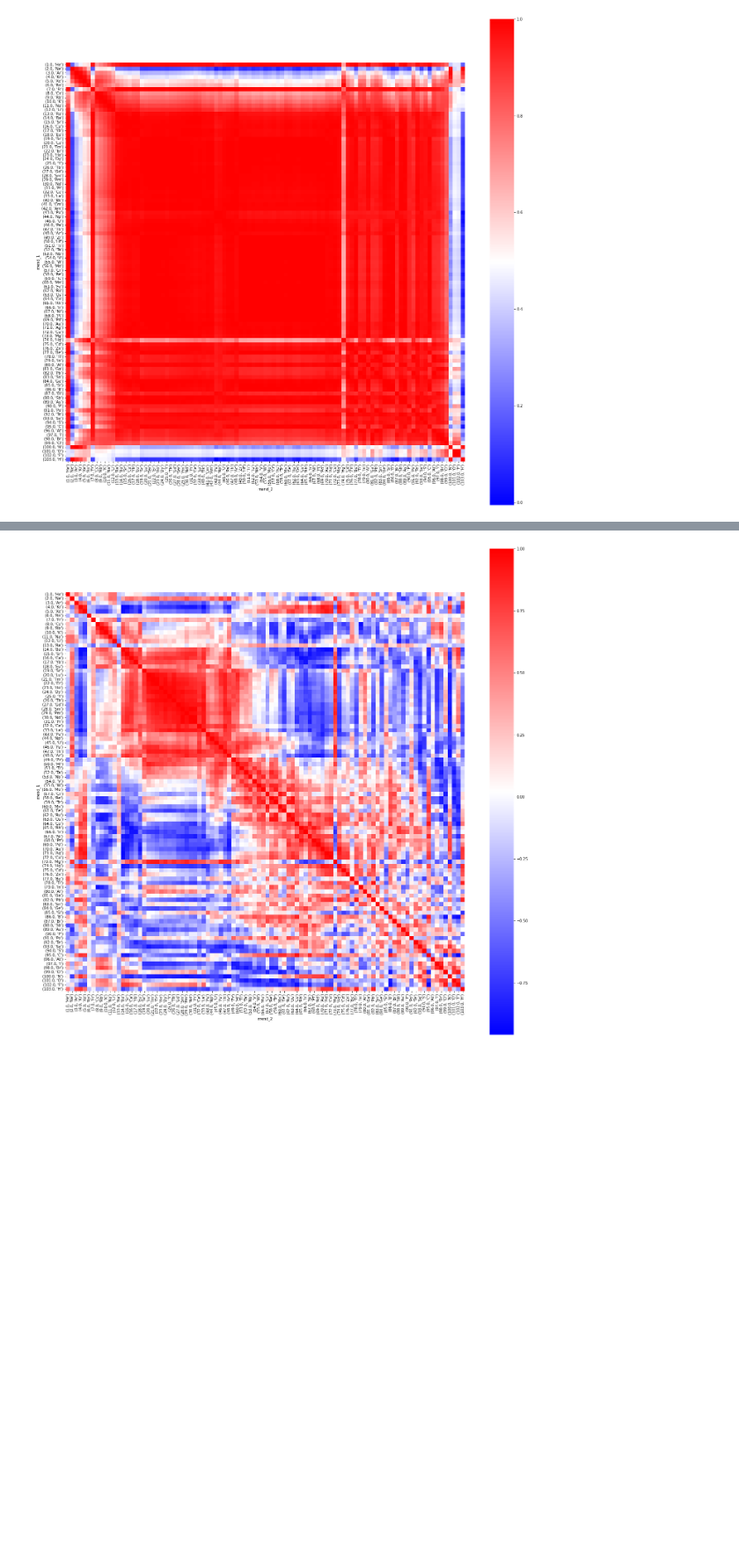
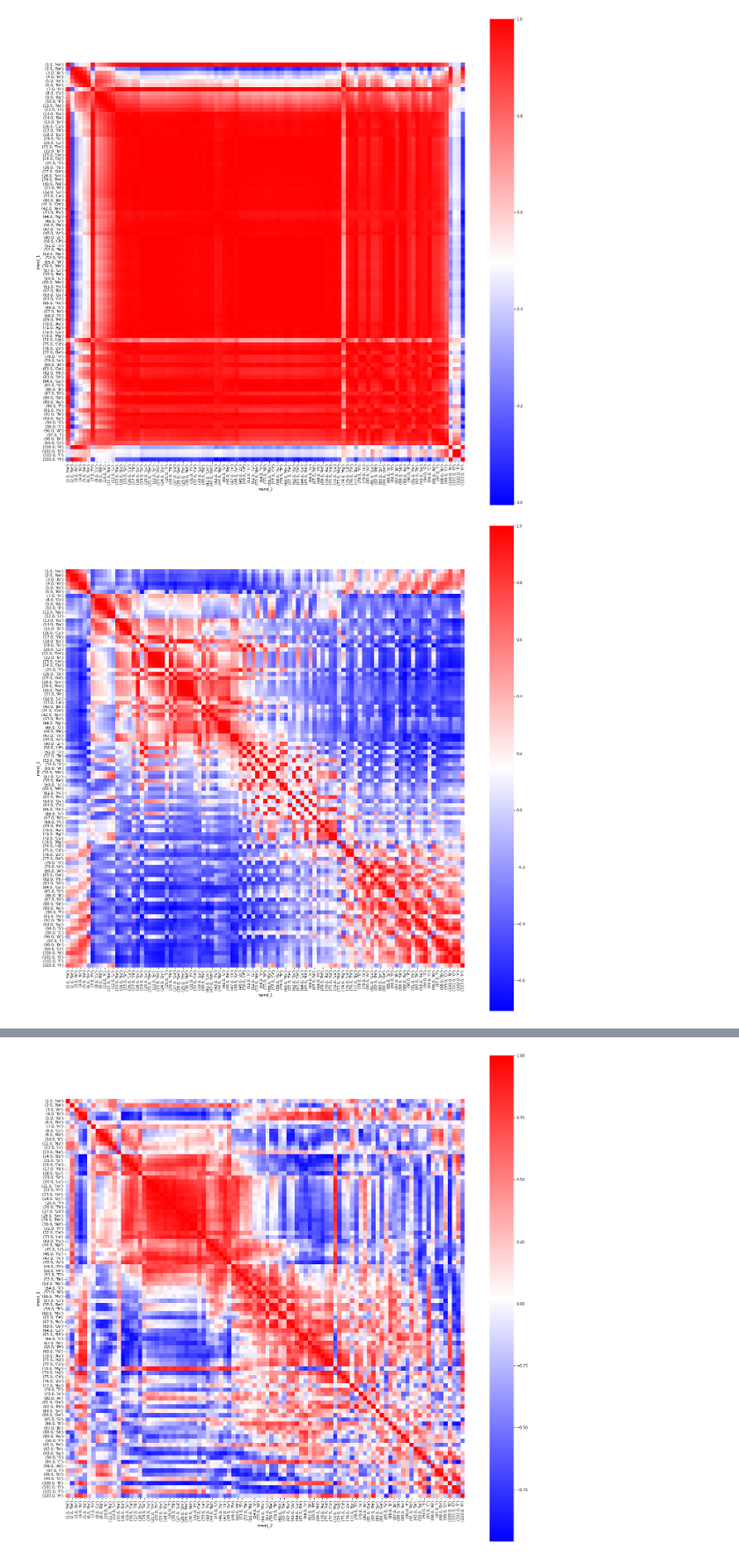
Before and after one commit to WMD-group/ElementEmbeddings, a Jupyter notebook: examples/usage.ipynb, the cells around one changed output, grey strips where cells are left out. Shown at 88% size. Saved outputs shown, nothing was run; the diff lists cells and outputs as text; code cells hidden in the pictures; blank space fills up the shorter version.

```diff
--- a/examples/usage.ipynb
+++ b/examples/usage.ipynb
@@ -94,3 +98,7 @@ In the example below, we will plot a heatmap of the pearson correlation of our m
 AtomEmbeds['magpie'].plot_pearson_correlation()
 # %% [output]
 [figure]
+# %%
+AtomEmbeds['magpie_sc'].plot_pearson_correlation()
+# %% [output]
+[figure, added]
```
Also changed, not shown: parts of 9 cells of this notebook.
